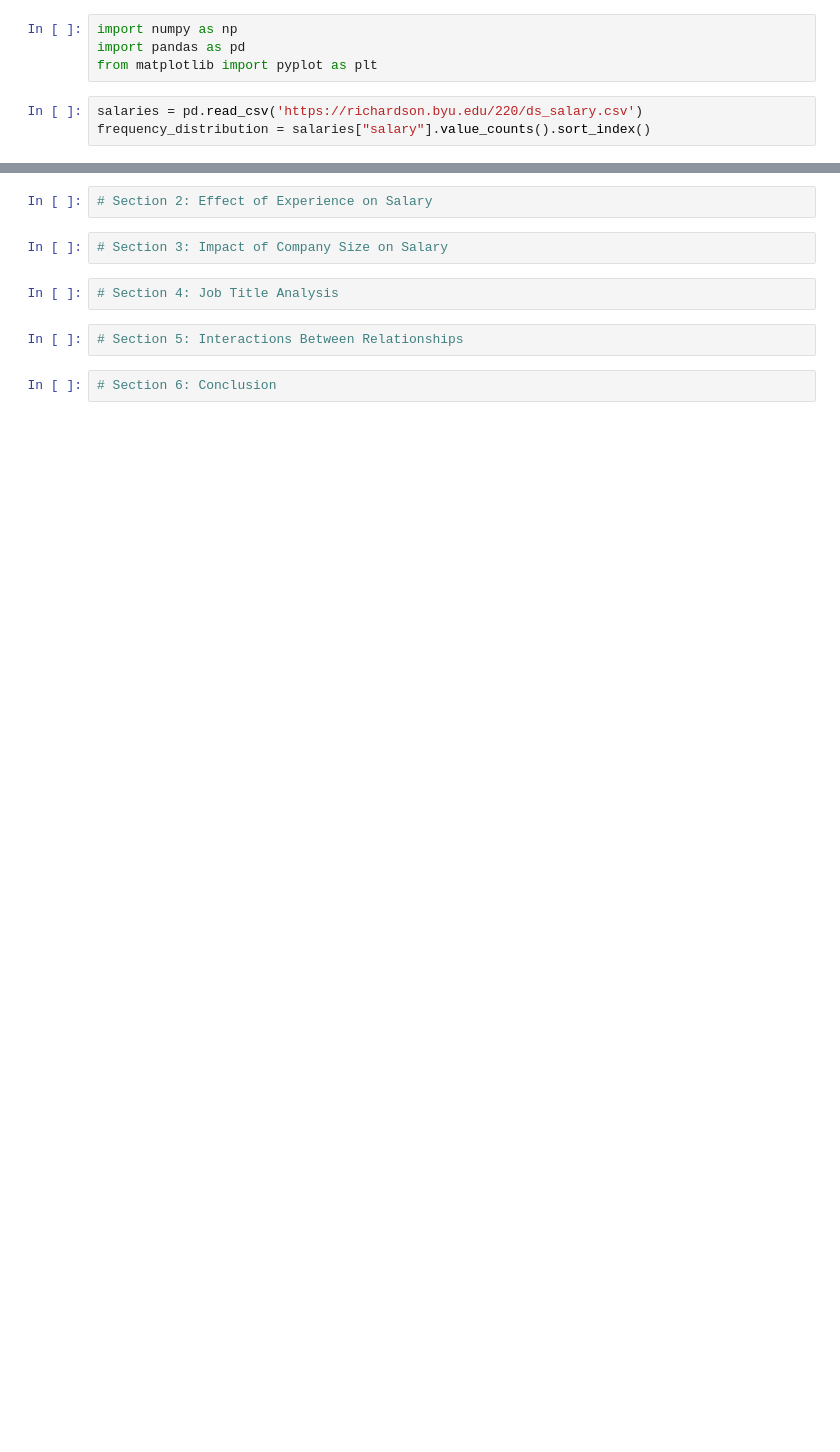
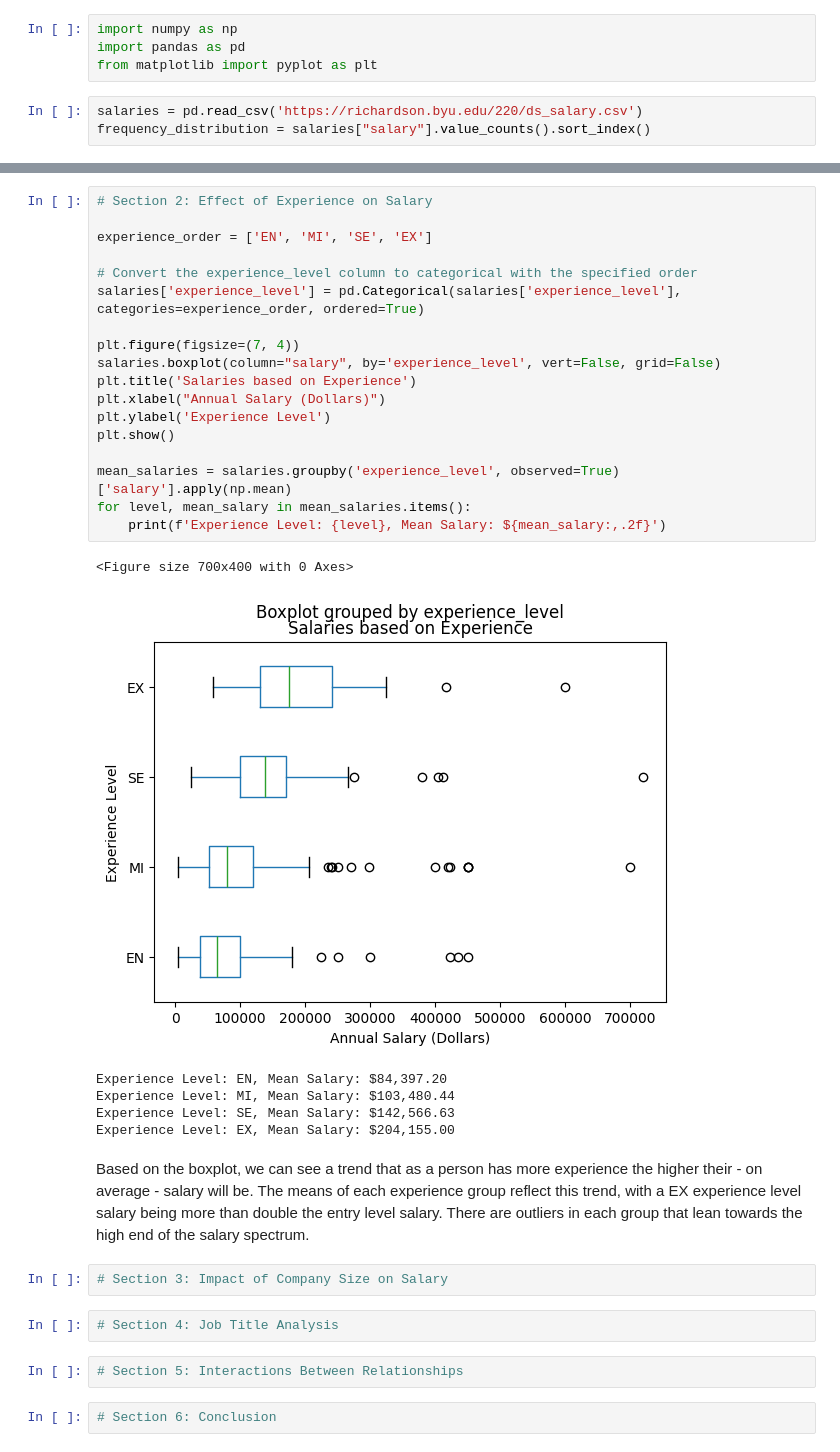
Before and after one commit to stat220/lab-1-group-17, a Jupyter notebook: lab1.ipynb, the cells around one changed output, grey strips where cells are left out. Cells and saved outputs as stored; diff of their text form; blank space fills up the shorter version.

```diff
--- a/lab1.ipynb
+++ b/lab1.ipynb
@@ -40,7 +40,32 @@ The data is also heavily skewed to the right as the tail leads up towards $70000
 Min: $4000, Median: $110000.0, Max: $720000
 'Looking at the data from a very basic analysis we can see that the average salary is clustered around $100000.\n\nThe data is also heavily skewed to the right as the tail leads up towards $700000.\n\ ...
-# %%
-# Section 2: Effect of Experience on Salary
+# %%
+# Section 2: Effect of Experience on Salary
+
+experience_order = ['EN', 'MI', 'SE', 'EX']
+
+# Convert the experience_level column to categorical with the specified order
+salaries['experience_level'] = pd.Categorical(salaries['experience_level'], categories=experience_order, ordered=True)
+
+plt.figure(figsize=(7, 4))
+salaries.boxplot(column="salary", by='experience_level', vert=False, grid=False)
+plt.title('Salaries based on Experience')
+plt.xlabel("Annual Salary (Dollars)")
+plt.ylabel('Experience Level')
+plt.show()
+
+mean_salaries = salaries.groupby('experience_level', observed=True)['salary'].apply(np.mean)
+for level, mean_salary in mean_salaries.items():
+    print(f'Experience Level: {level}, Mean Salary: ${mean_salary:,.2f}')
+# %% [output]
+<Figure size 700x400 with 0 Axes>
+[figure, added]
+Experience Level: EN, Mean Salary: $84,397.20
+Experience Level: MI, Mean Salary: $103,480.44
+Experience Level: SE, Mean Salary: $142,566.63
+Experience Level: EX, Mean Salary: $204,155.00
+# %% [markdown]
+Based on the boxplot, we can see a trend that as a person has more experience the higher their - on average -  salary will be. The means of each experience group reflect this trend, with a EX experience level salary being more than double the entry level salary. There are outliers in each group that lean towards the high end of the salary spectrum.
 # %%
 # Section 3: Impact of Company Size on Salary
 # %%
```
Also changed, not shown: parts of 1 cell of this notebook.
